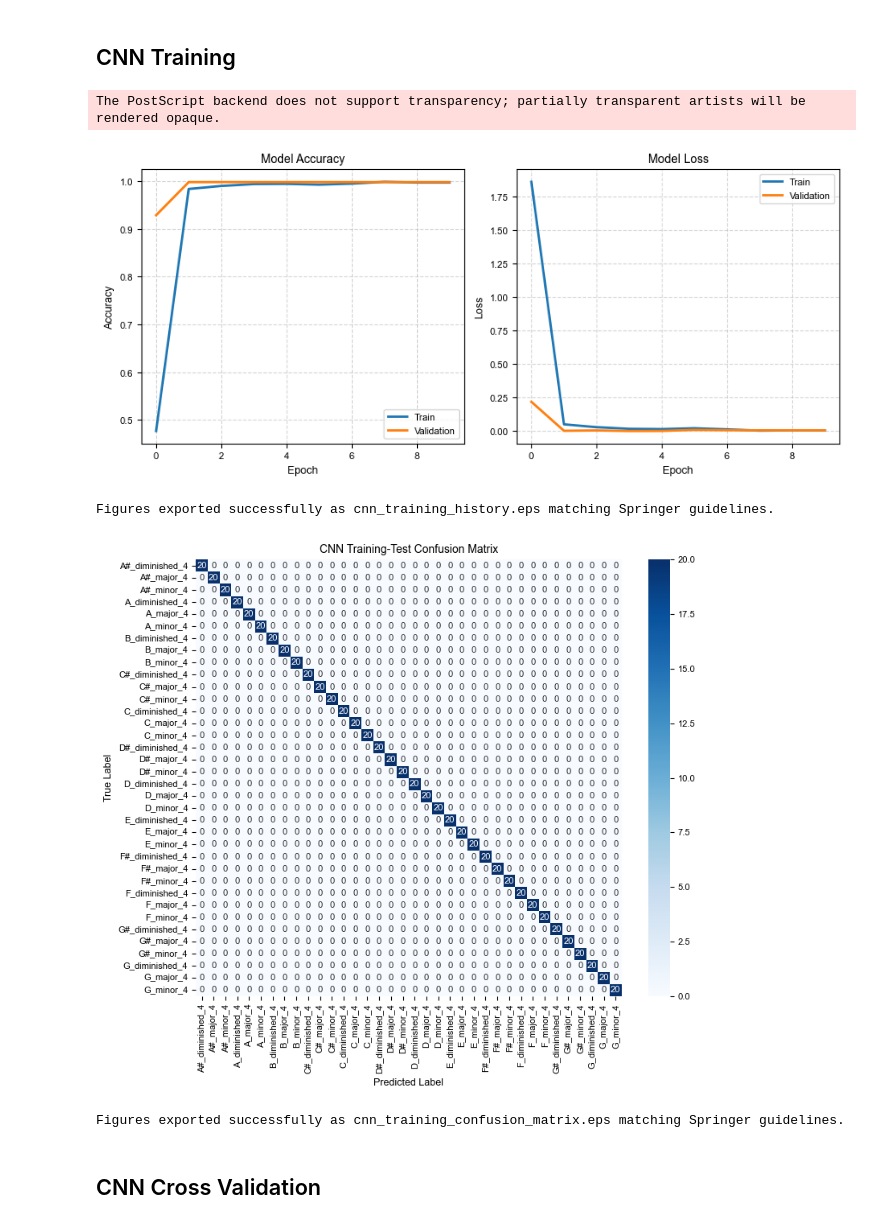
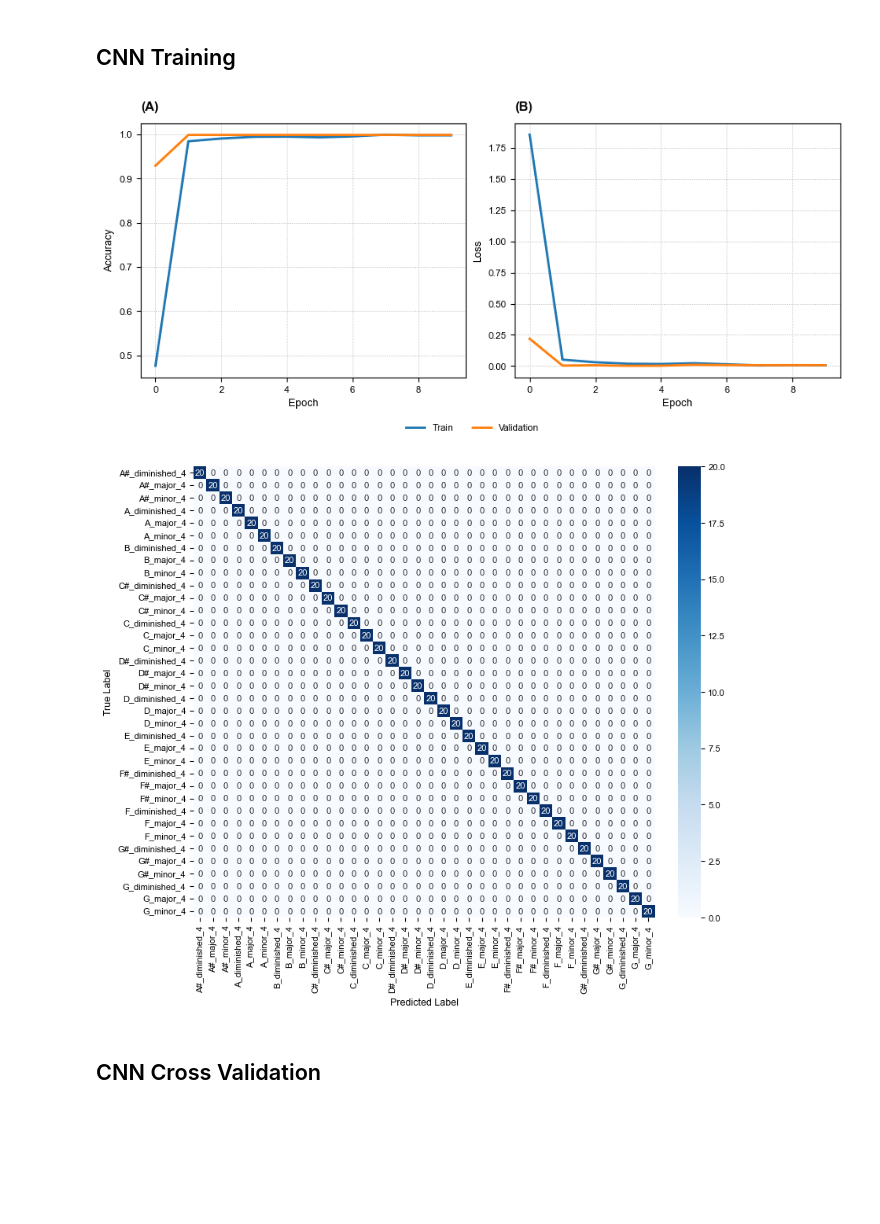
Before and after one commit to sglkc/chord-detector, a Jupyter notebook: training/notebooks/graphics/graphs.ipynb, the cells around one changed output. Cells and saved outputs as stored; diff of their text form; code cells hidden in the pictures; blank space fills up the shorter version.

```diff
--- a/training/notebooks/graphics/graphs.ipynb
+++ b/training/notebooks/graphics/graphs.ipynb
@@ -165,69 +255,67 @@ import matplotlib.pyplot as plt
 import numpy as np
 
 # --- 1. Training epoch graph (recreated from training output) ---
-# Approximated from epoch logs: loss/accuracy curves over 10 epochs
 epochs = np.arange(0, 10)
 train_acc     = np.array([0.4765, 0.9841, 0.9904, 0.9943, 0.9947, 0.9931, 0.9952, 0.9991, 0.9976, 0.9976])
 val_acc       = np.array([0.9290, 0.9985, 0.9985, 0.9985, 0.9985, 0.9985, 0.9985, 0.9985, 0.9985, 0.9985])
 train_loss    = np.array([1.8565, 0.0511, 0.0297, 0.0177, 0.0157, 0.0220, 0.0137, 0.0040, 0.0064, 0.0057])
 val_loss      = np.array([0.2188, 0.0030, 0.0056, 0.0014, 0.0020, 0.0095, 0.0071, 0.0065, 0.0066, 0.0066])
 
-fig, axes = plt.subplots(1, 2, figsize=(fig_width_inch * 1.6, fig_height_inch))
+fig, axes = plt.subplots(1, 2, figsize=(fig_width_inch * 1.6, fig_height_inch), layout='constrained')
 
 axes[0].plot(epochs, train_acc, label='Train', linewidth=2)
 axes[0].plot(epochs, val_acc,   label='Validation', linewidth=2)
-axes[0].set_title('Model Accuracy')
+axes[0].text(0.0, 1.04, '(A)', transform=axes[0].transAxes, fontsize=11, fontweight='bold', va='bottom', ha='left', clip_on=False)
 axes[0].set_xlabel('Epoch')
 axes[0].set_ylabel('Accuracy')
-axes[0].legend(loc='lower right')
-axes[0].grid(True, linestyle='--', alpha=0.5)
+axes[0].grid(True, linestyle=':', linewidth=0.6)
 
 axes[1].plot(epochs, train_loss, label='Train', linewidth=2)
 axes[1].plot(epochs, val_loss,   label='Validation', linewidth=2)
-axes[1].set_title('Model Loss')
+axes[1].text(0.0, 1.04, '(B)', transform=axes[1].transAxes, fontsize=11, fontweight='bold', va='bottom', ha='left', clip_on=False)
 axes[1].set_xlabel('Epoch')
 axes[1].set_ylabel('Loss')
-axes[1].legend(loc='upper right')
-axes[1].grid(True, linestyle='--', alpha=0.5)
+axes[1].grid(True, linestyle=':', linewidth=0.6)
 
-plt.tight_layout()
+handles, labels = axes[0].get_legend_handles_labels()
+fig.legend(
+    handles, labels,
+    loc='outside lower center',
+    ncol=2,
+    frameon=False,
+    borderaxespad=0.4,
+)
 export_plot("cnn_training_history")
 
-# --- 2. Training-test confusion matrix (recreated from confusion matrix image) ---
-# Per-class support: 20 samples each, 36 classes -> mostly 20 per cell, misclassifications as listed
+# --- 2. Training-test confusion matrix ---
 class_labels = [
     'A#_diminished_4', 'A#_major_4', 'A#_minor_4',
     'A_diminished_4',  'A_major_4',  'A_minor_4',
     'B_diminished_4',  'B_major_4',  'B_minor_4',
     'C#_diminished_4', 'C#_major_4', 'C#_minor_4',
     'C_diminished_4',  'C_major_4',  'C_minor_4',
     'D#_diminished_4', 'D#_major_4', 'D#_minor_4',
     'D_diminished_4',  'D_major_4',  'D_minor_4',
     'E_diminished_4',  'E_major_4',  'E_minor_4',
     'F#_diminished_4', 'F#_major_4', 'F#_minor_4',
     'F_diminished_4',  'F_major_4',  'F_minor_4',
     'G#_diminished_4', 'G#_major_4', 'G#_minor_4',
     'G_diminished_4',  'G_major_4',  'G_minor_4',
 ]
 n_classes = len(class_labels)
 cm = np.eye(n_classes, dtype=int) * 20
 
 import seaborn as sns
 
-fig, ax = plt.subplots(figsize=(8, 7))
+fig, ax = plt.subplots(figsize=(8, 7), layout='constrained')
 sns.heatmap(cm, annot=True, fmt='d', cmap='Blues',
             xticklabels=class_labels, yticklabels=class_labels, ax=ax)
 ax.set_xlabel('Predicted Label')
 ax.set_ylabel('True Label')
-ax.set_title('CNN Training-Test Confusion Matrix')
-plt.tight_layout()
 export_plot("cnn_training_confusion_matrix")
 # %% [output]
-The PostScript backend does not support transparency; partially transparent artists will be rendered opaque.
-[figure, old version]
+[figure, new version]
-Figures exported successfully as cnn_training_history.eps matching Springer guidelines.
-[figure, old version]
+[figure, new version]
-Figures exported successfully as cnn_training_confusion_matrix.eps matching Springer guidelines.
 # %% [markdown]
 ## CNN Cross Validation
 # %%
```
Also changed, not shown: parts of 9 cells of this notebook, 1 other file.
